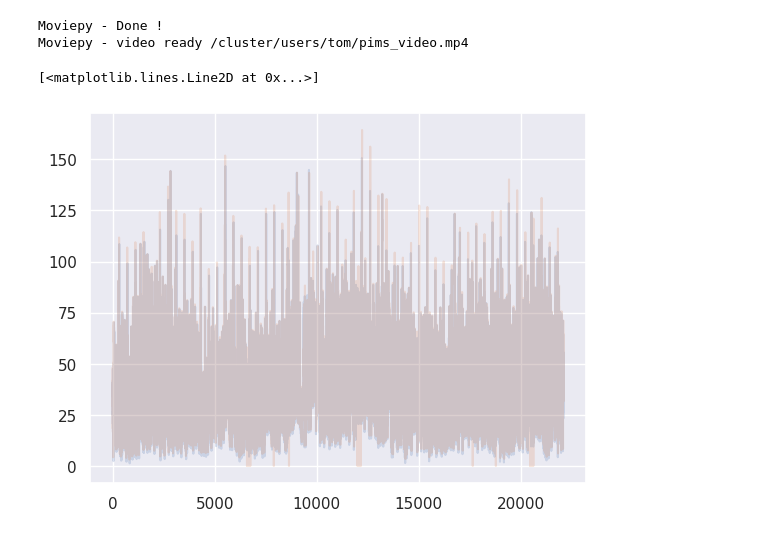
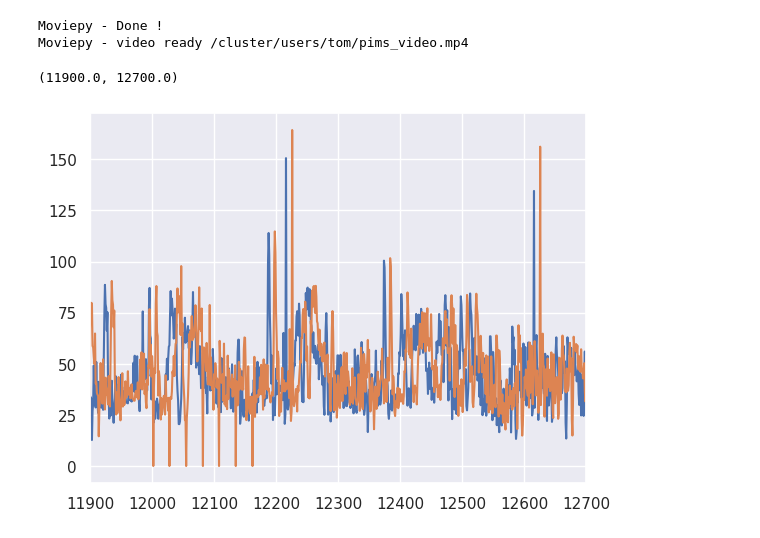
Before and after one commit to tpfffr/neon_blink_detection, a Jupyter notebook: notebooks/check_optical_flow.ipynb, the cells around one changed output. Cells and saved outputs as stored; diff of their text form; code cells hidden in the pictures.

```diff
--- a/notebooks/check_optical_flow.ipynb
+++ b/notebooks/check_optical_flow.ipynb
@@ -471,8 +471,9 @@ Moviepy - video ready /cluster/users/tom/pims_video.mp4
 # concatenate two images such that they form one big image with width 384
 images = np.concatenate((images, images_pyav), axis=3)
 # %%
-plt.plot(np.diff(left_images_pyav, axis=0).mean(axis=-1).mean(axis=-1), alpha=.2)
-plt.plot(np.diff(left_images_pims, axis=0).mean(axis=-1).mean(axis=-1), alpha=.2)
+plt.plot(np.diff(left_images_pyav, axis=0).mean(axis=-1).mean(axis=-1), alpha=1)
+plt.plot(np.diff(left_images_pims, axis=0).mean(axis=-1).mean(axis=-1), alpha=1)
+plt.xlim(11900, 12700)
 # %% [output]
-[<matplotlib.lines.Line2D at 0x...>]
+(11900.0, 12700.0)
-[figure, old version]
+[figure, new version]
```
Also changed, not shown: parts of 11 cells of this notebook, 19 other files.
